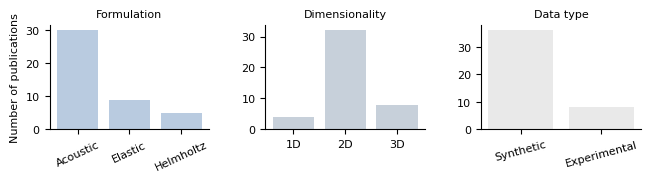
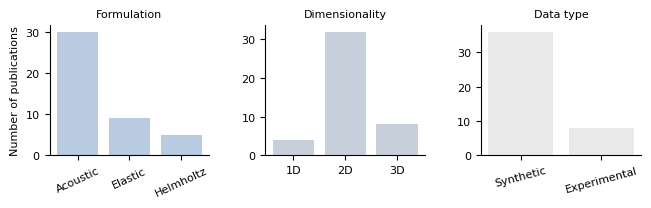
Unified diff of the notebook cell whose output changed from the first chart to the second:
--- before
+++ after
@@ -19,5 +19,5 @@
 
 #  Figure
-fig = plt.figure(figsize=(6.5, 1.6))
+fig = plt.figure(figsize=(6.5, 2.0))
 gs = GridSpec(1, 3, width_ratios=[1, 1, 1], figure=fig)
 

Commit: Refactor code structure for improved readability and maintainability